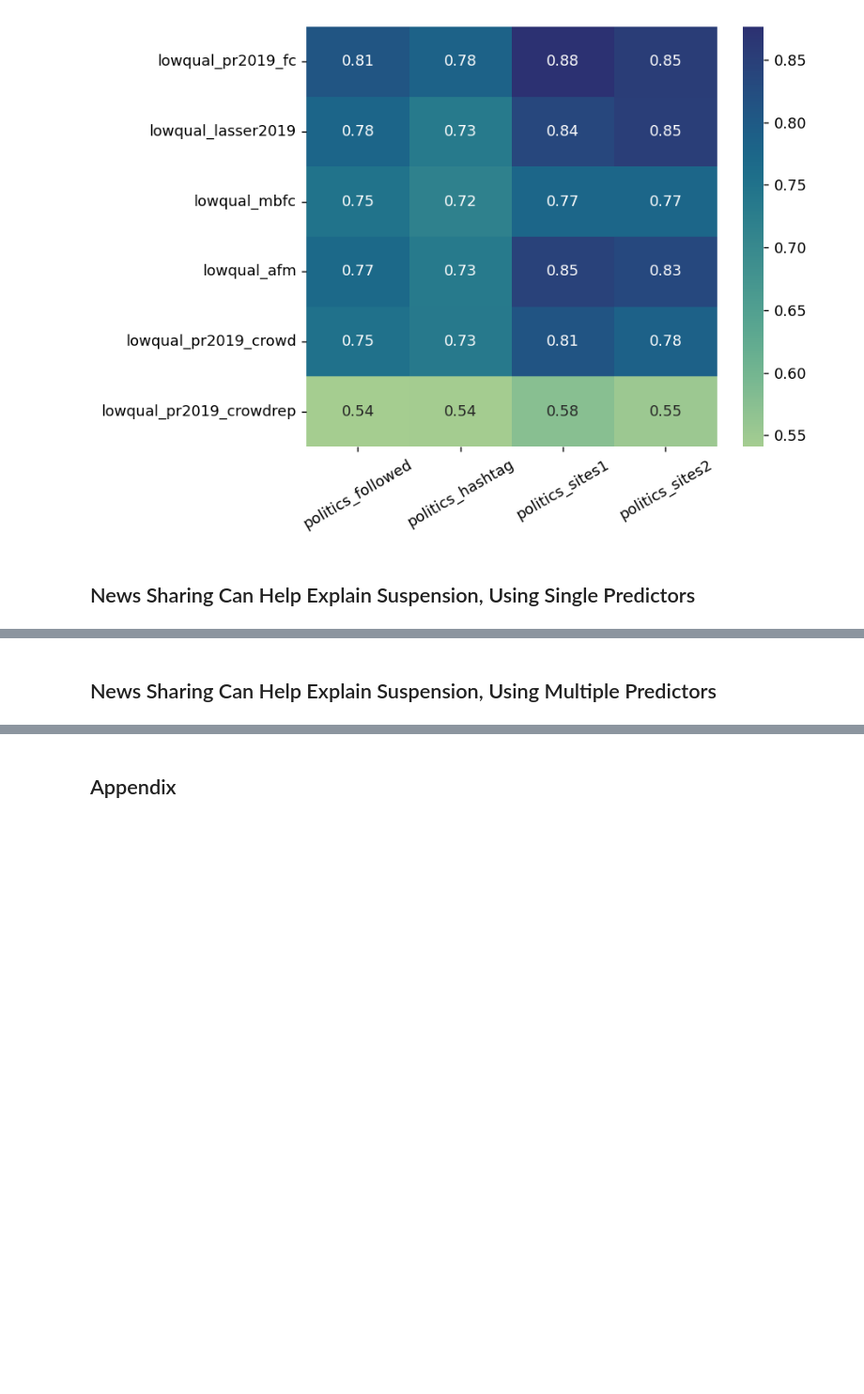
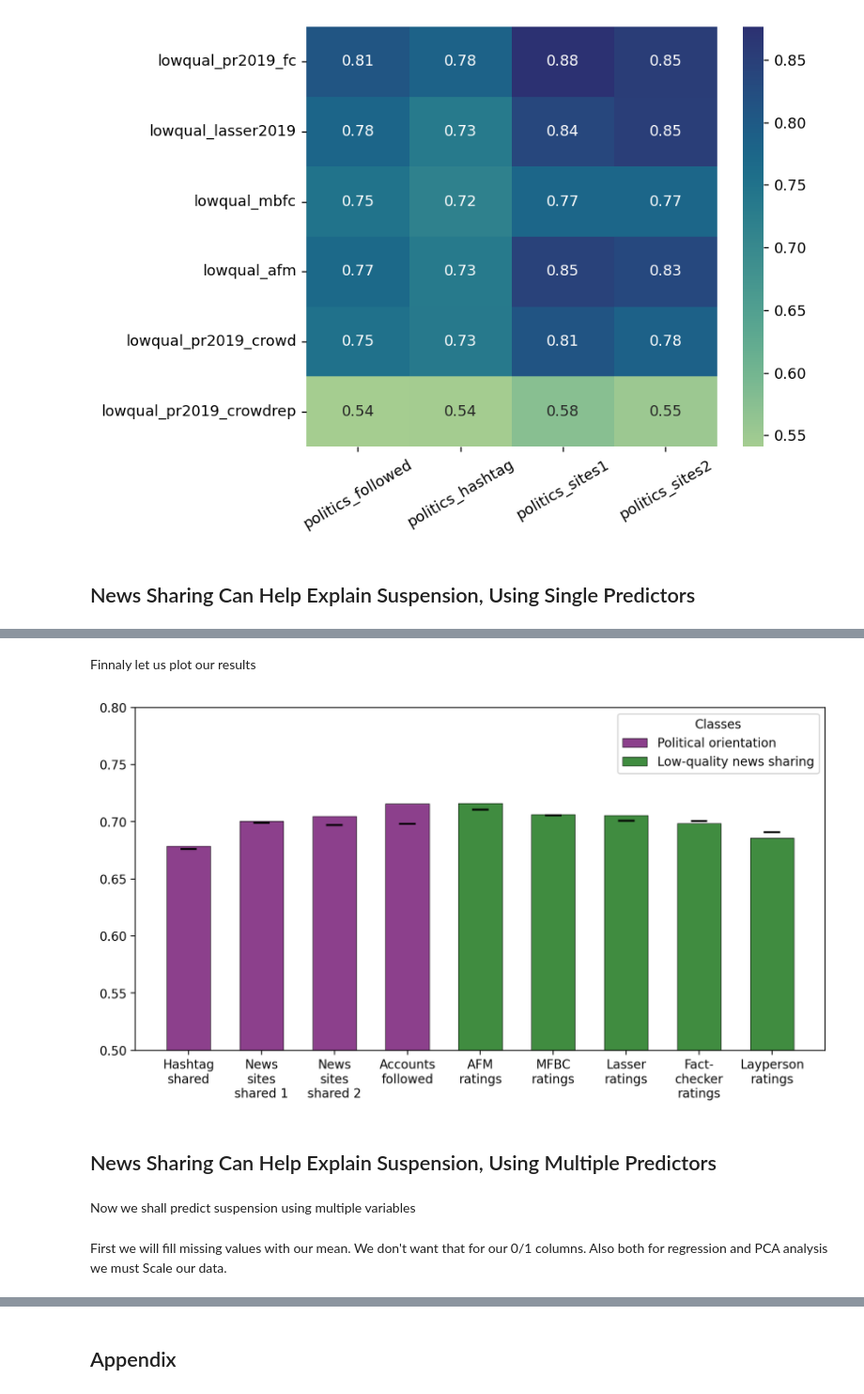
Before and after one commit to panos1b/Social-Media-Sanctions-and-Misinformation-Sharing, a Jupyter notebook: differences_misinformation_solution.ipynb, the cells around one changed output, grey strips where cells are left out. Shown at 94% size. Cells and saved outputs as stored; diff of their text form; code cells hidden in the pictures; blank space fills up the shorter version.

```diff
--- a/differences_misinformation_solution.ipynb
+++ b/differences_misinformation_solution.ipynb
@@ -314,0 +328,19 @@ plt.show()
+# %%
+def bootstrap_auc(df, y_column, X_columns):
+    """
+    Perform bootstrap resampling 100 times
+
+    """
+    aucs = []
+    for _ in range(100):
+        df_bootstrap = df.sample(n=len(df), replace=True, random_state=69)
+
+        y = df_bootstrap[y_column]
+        X = sm.add_constant(df_bootstrap[X_columns])
+
+        probit_model = sm.Probit(y, X).fit(disp=0)
+        y_pred = probit_model.predict(X)
+
+        aucs.append(roc_auc_score(y, y_pred))
+
+    return np.percentile(aucs, 2.5), np.percentile(aucs, 97.5)
@@ -315,2 +405,63 @@ plt.show()
+# %% [markdown]
+Finnaly let us plot our results
+# %%
+# Dictionary to map variables to more readable names
+bar_plot_names = {
+    'politics_hashtag': 'Hashtag\nshared',
+    'politics_sites1': 'News\nsites\nshared 1',
+    'politics_sites2': 'News\nsites\nshared 2',
+    'politics_followed': 'Accounts\nfollowed',
+    'lowqual_afm': 'AFM\nratings',
+    'lowqual_mbfc': 'MFBC\nratings',
+    'lowqual_lasser2019': 'Lasser\nratings',
+    'lowqual_pr2019_fc': 'Fact-\nchecker\nratings',
+    'lowqual_pr2019_crowd': 'Layperson\nratings'
+}
+
+
+results_df['DisplayVariable'] = results_df['Variable'].map(bar_plot_names)
+results_df['Color'] = ['#800080'] * 4 + ['#008000'] * 5
+results_df['Legend'] = ['Hashtag\nshared'] * 4 + ['AFM\nratings'] * 5
+
+plt.figure(figsize=(10, 5), dpi=200)
+
+# Create palette dictionary
+palette = dict(zip(results_df['DisplayVariable'], results_df['Color']))
+
+sns.barplot(
+    x='DisplayVariable',
+    y='AUC',
+    hue='Legend',
+    data=results_df,
+    palette=palette,
+    errorbar=None,
+    width=0.6,
+    alpha = 0.8 # Alpha from SVG
+)
+
+# Add black outline to bars
+for patch in plt.gca().patches:
+    patch.set_edgecolor('black')
+    patch.set_linewidth(0.5)
+
+# Add confidence intervals
+for index, row in results_df.iterrows():
+    plt.plot([index-0.1, index+0.1], [row['CI Lower'], row['CI Lower']], color='black')
+    plt.plot([index-0.1, index+0.1], [row['CI Upper'], row['CI Upper']], color='black')
+    plt.plot([index, index], [row['CI Lower'], row['CI Upper']], color='black')
+
+# Set y-axis limits
+plt.ylim(bottom=0.5, top=0.8)
+
+plt.legend(title='Classes', labels=['Political orientation','Low-quality news sharing'])
+plt.xlabel(None)
+plt.ylabel(None)
+plt.show()
+# %% [output]
+[figure, added]
 # %% [markdown]
 ## News Sharing Can Help Explain Suspension, Using Multiple Predictors
+# %% [markdown]
+Now we shall predict suspension using multiple variables
+# %% [markdown]
+First we will fill missing values with our mean. We don't want that for our 0/1 columns. Also both for regression and PCA analysis we must Scale our data.
```
Also changed, not shown: parts of 21 cells of this notebook.
